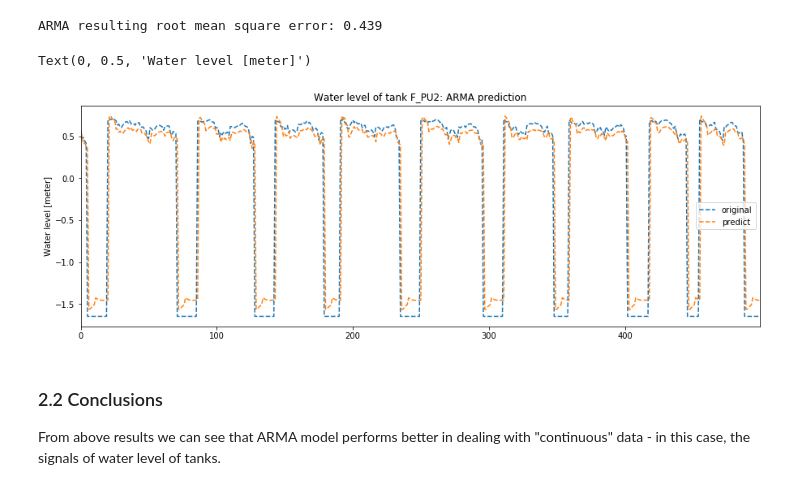
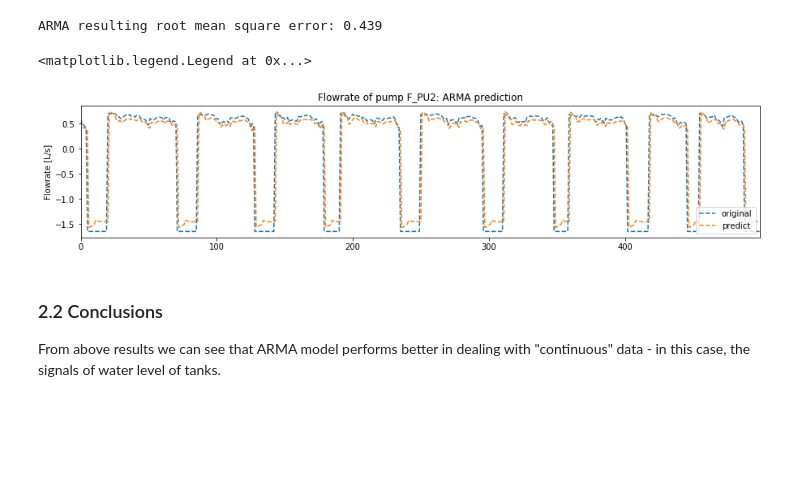
Before and after one commit to chengh42/Cyber-Data-Analytics, a Jupyter notebook: batadal/Task2_ARMA-other signals.ipynb, the cells around one changed output. Drawn from its saved outputs; the diff is of its cells as text; code cells hidden in the pictures; blank space fills up the shorter version.

```diff
--- a/batadal/Task2_ARMA-other signals.ipynb
+++ b/batadal/Task2_ARMA-other signals.ipynb
@@ -223,13 +226,14 @@ ARMA resulting root mean square error: 0.439
 # %%
 # plot the original predicted results
 comparison = pd.DataFrame({'original' : test,
                            'predict' : predictions})
-comparison[:500].plot(style = '--', figsize=(15, 5))
-plt.title('Water level of tank {}: ARMA prediction'.format(signal))
-plt.ylabel('Water level [meter]')
+comparison[:500].plot(style = '--', figsize=(15, 3))
+plt.title('Flowrate of pump {}: ARMA prediction'.format(signal))
+plt.ylabel('Flowrate [L/s]')
+plt.legend(loc='lower right')
 # %% [output]
-Text(0, 0.5, 'Water level [meter]')
+<matplotlib.legend.Legend at 0x...>
-[figure, old version]
+[figure, new version]
 # %% [markdown]
 ### 2.2 Conclusions
 
```
Also changed, not shown: parts of 3 cells of this notebook.
